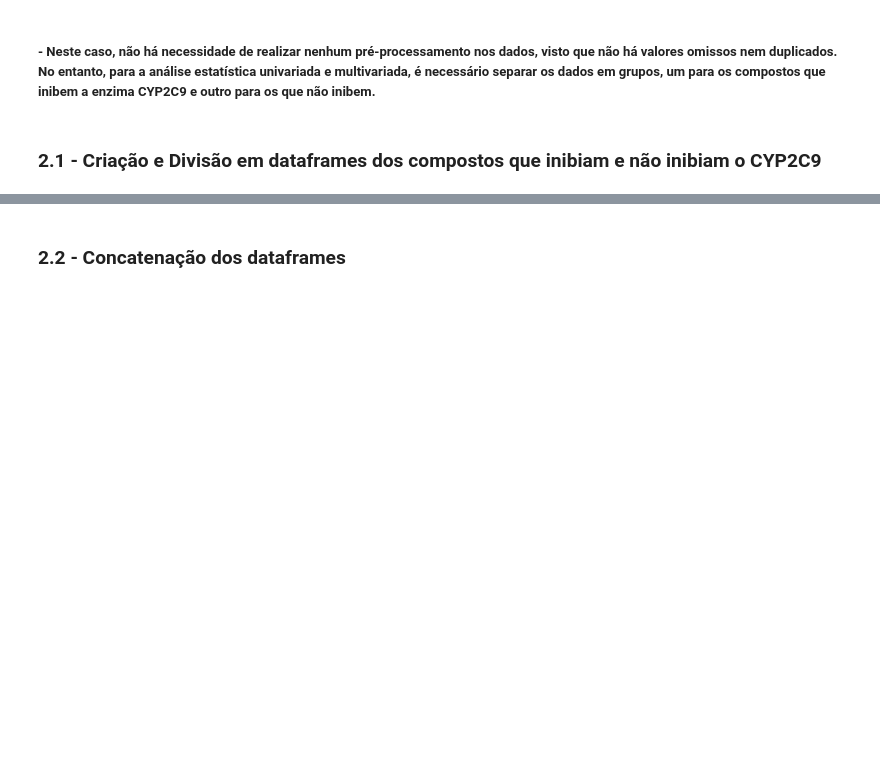
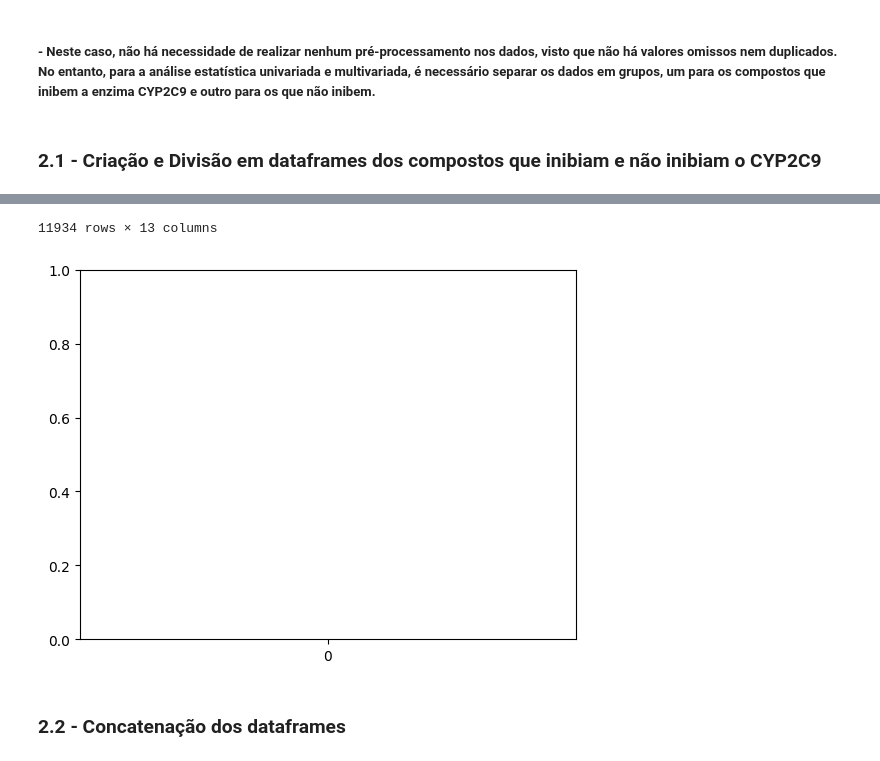
Before and after one commit to BrunoAGSa/Extra-o_Work, a Jupyter notebook: Trabalho parte 2/cyp2c9/trabalho 2.ipynb, the cells around one changed output, grey strips where cells are left out. Cells and saved outputs as stored; diff of their text form; code cells hidden in the pictures; blank space fills up the shorter version.

```diff
--- a/Trabalho parte 2/cyp2c9/trabalho 2.ipynb
+++ b/Trabalho parte 2/cyp2c9/trabalho 2.ipynb
@@ -225,0 +305,14 @@ df0 = df_cyp2c9[df_cyp2c9["Y"] == 0]
+# %%
+groups = df_features.loc[:, ["fr_NH0","fr_benzene","fr_Ar_N","fr_C_O","fr_C_O_noCOO","fr_bicyclic","fr_ether","fr_NH1","fr_amide","fr_halogen"]]
+df_y_groups = pd.concat([df_cyp2c9, groups], axis=1)
+df_y_groups
+
+
+sns.boxplot(X= df_y_groups["ids"], Y = df_y_groups.fr_Ar_N)
+# plt.title('Comportamento dos Compostos no CYP2C9')
+# plt.legend(["Não Inibem","Inibem"])
+
+# a = df_y_groups[df_y_groups["Y"]== 0].fr_Ar_N.value_counts()
+# b = df_y_groups[df_y_groups["Y"]== 1].fr_Ar_N.value_counts().sum()
+df_y_groups
+# %% [output]
@@ -226,3 +331,5 @@ df0 = df_cyp2c9[df_cyp2c9["Y"] == 0]
+11934 rows × 13 columns
+[figure, added]
 # %% [markdown]
 ### 2.2 - Concatenação dos dataframes
 # %%
```
Also changed, not shown: parts of 20 cells of this notebook.
